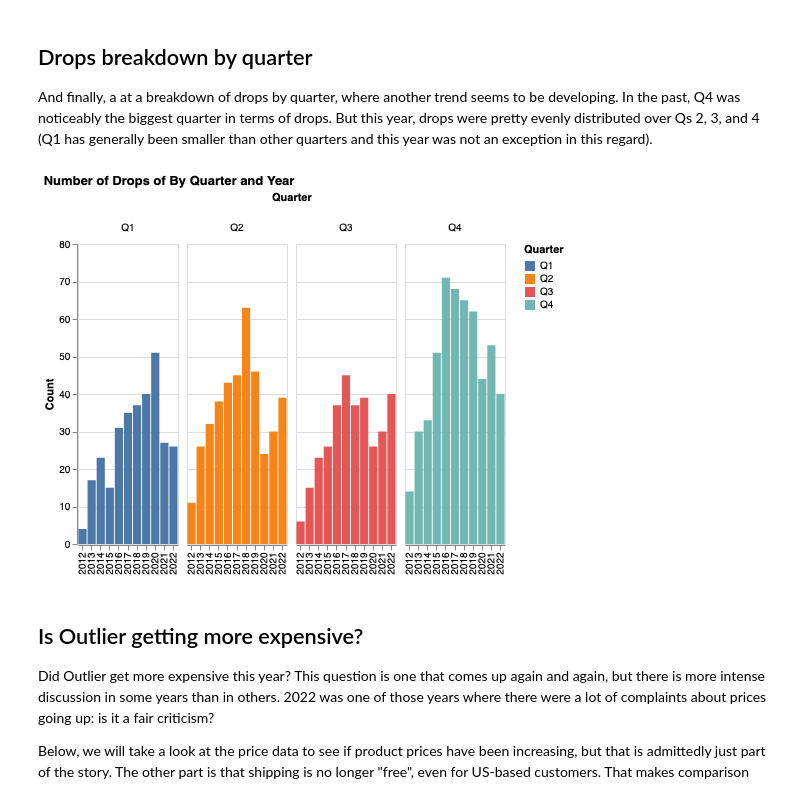
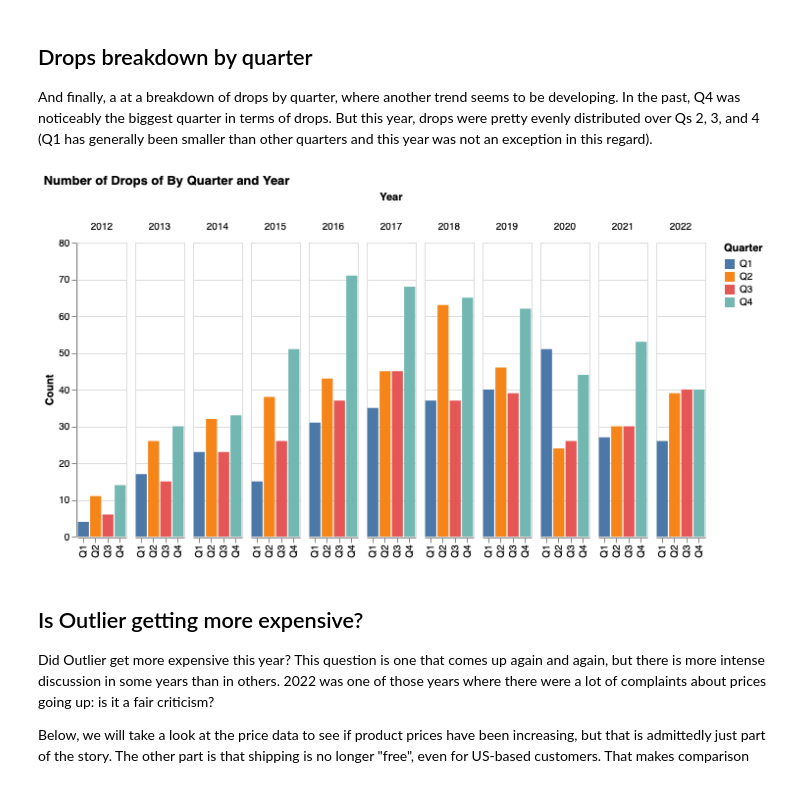
Before and after one commit to ciyer/outlier, a Jupyter notebook: public/articles/2022-review/2022-review.ipynb, the cells around one changed output. Saved outputs shown, nothing was run; the diff lists cells and outputs as text; code cells hidden in the pictures.

Commit message:
feat: updates to 2022 year in charts

```diff
--- a/public/articles/2022-review/2022-review.ipynb
+++ b/public/articles/2022-review/2022-review.ipynb
@@ -214,16 +227,16 @@ And finally, a at a breakdown of drops by quarter, where another trend seems to
 # %%
 tdf = df_all.groupby(['Quarter', 'Year']).count()['Release'].reset_index()
 # tdf = ytd_df.groupby(['Quarter', 'Year']).count()['Release'].reset_index()
 tdf = tdf.rename(columns={"Release": "Count"})
-alt.Chart(tdf, width=100).mark_bar().encode(
-    x=alt.X('Year:N', sort=kind_sort_order, title=None),
+alt.Chart(tdf, width=50).mark_bar().encode(
+    x=alt.X('Quarter:O', sort=kind_sort_order, title=None),
     y='Count:Q',
     color=alt.Color('Quarter:N', sort=kind_sort_order),
-    column='Quarter:O',
+    column='Year:N',
     tooltip=['Year', 'Count']
 ).configure_facet(spacing=7).properties(title=f"Number of Drops of By Quarter and Year")
 # %% [output]
-[figure, old version]
+[figure, new version]
 # %%
 # # YTD
 # # tdf = df_all.groupby(['Quarter', 'Year']).count()['Release'].reset_index()
```
Also changed, not shown: parts of 16 cells of this notebook.
